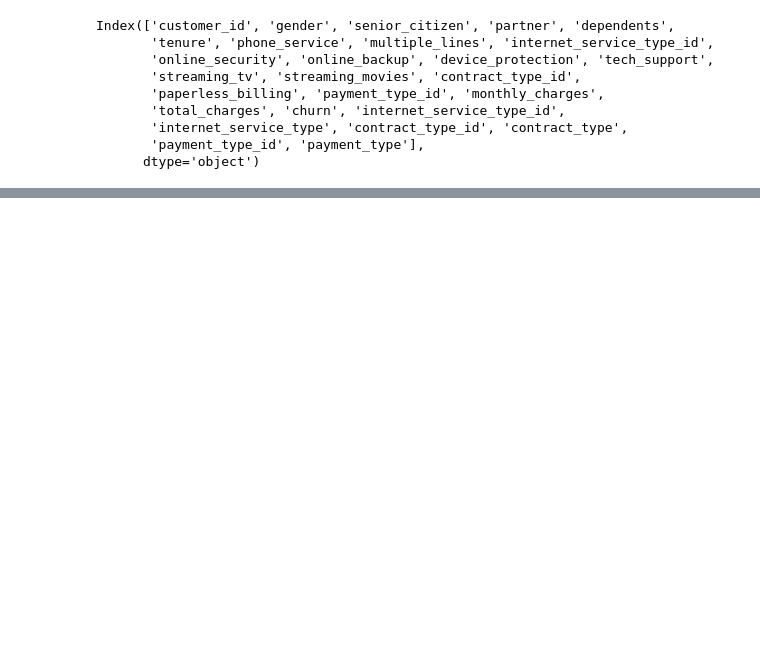
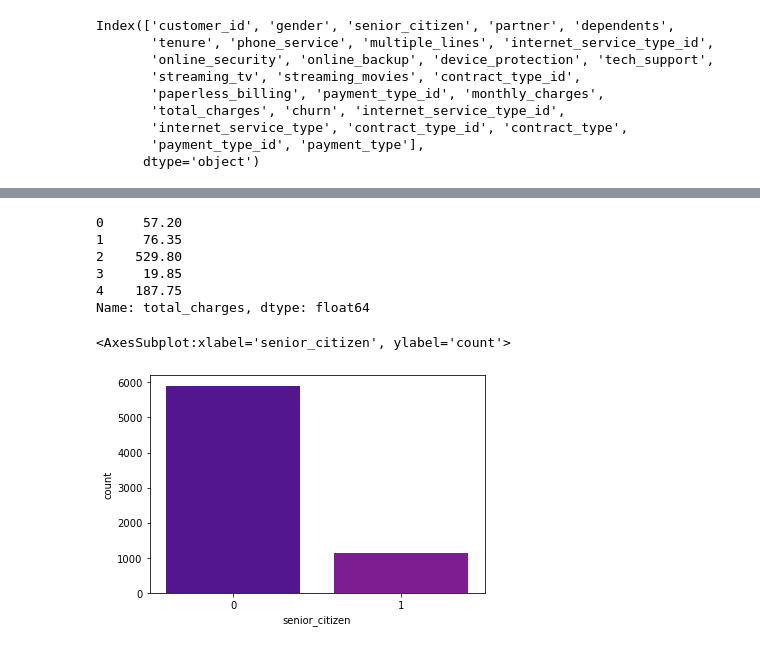
Before and after one commit to HeatherOrtegaMcMillan/telco_churn_classification_project, a Jupyter notebook: inital_project_notebook.ipynb, the cells around one changed output, grey strips where cells are left out. Saved outputs shown, nothing was run; the diff lists cells and outputs as text; code cells hidden in the pictures; blank space fills up the shorter version.

Commit message:
make changes to acquire and do more work in notebook

```diff
--- a/inital_project_notebook.ipynb
+++ b/inital_project_notebook.ipynb
@@ -47,7 +51,7 @@ sns.color_palette()
     - monthly cost (maybe change to higher than average and lower than average)
 # %%
 # use acquire function to obtain dataframe
-df = acquire.get_db_data()
+df = acquire.get_telco_data()
 # %%
 df.head()
 # %% [output]
@@ -136,0 +160,24 @@ Index(['customer_id', 'gender', 'senior_citizen', 'partner', 'dependents',
+# %%
+# convert Total charges to float and deal with emptys
+# use str replace to replace spaces with string 0 then turn entire column to float (may come back and change this to == monthly_charges)
+# converting string to 0 becuase after research in SQL, all the values that were empty (aka with the ' ') had a tenure of 0 months
+# these people have not paid their first bill yet
+
+df.total_charges = df.total_charges.str.replace(' ', '0').astype(float)
+
+df.total_charges.head()
+# %% [output]
+0     57.20
+1     76.35
+2    529.80
+3     19.85
+4    187.75
+Name: total_charges, dtype: float64
+# %%
+# practice graphing one of the variables
+# discovered countplot! exactly what I needed
+# there is a depreciation warning that was silenced but it totally works like this so I'm using it.
+sns.countplot(df.senior_citizen)
+# %% [output]
+<AxesSubplot:xlabel='senior_citizen', ylabel='count'>
+[figure, added]
```
Also changed, not shown: parts of 11 cells of this notebook, 1 other file.
